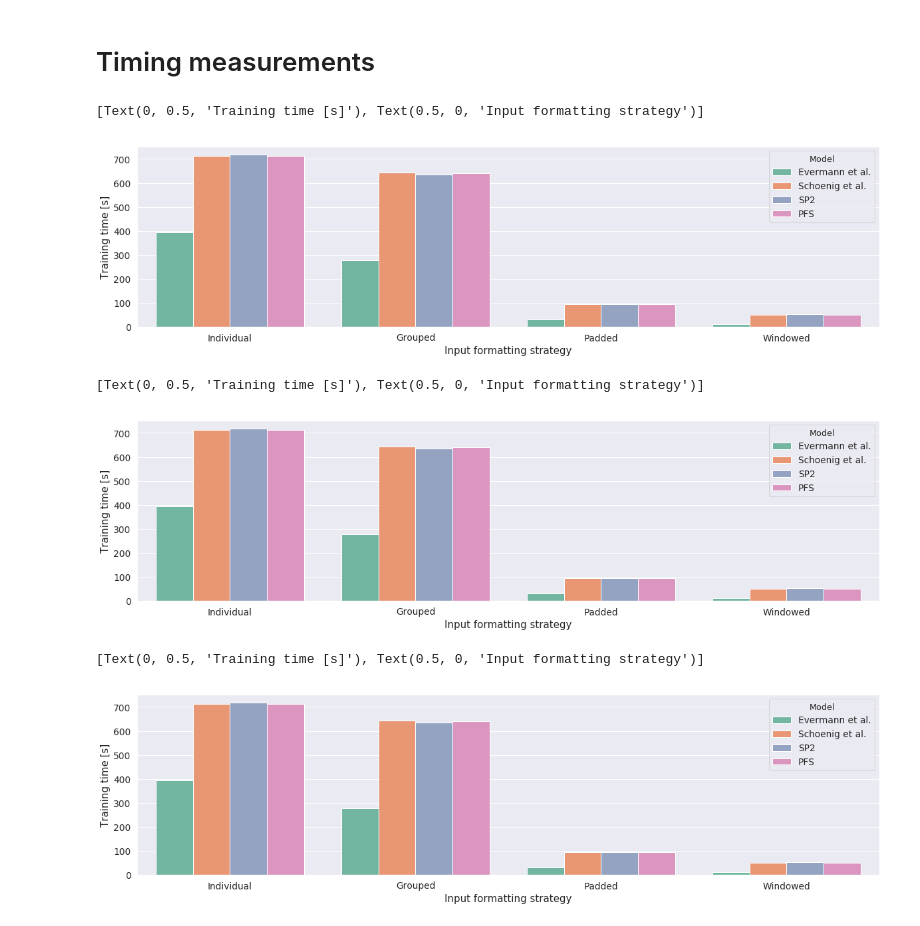
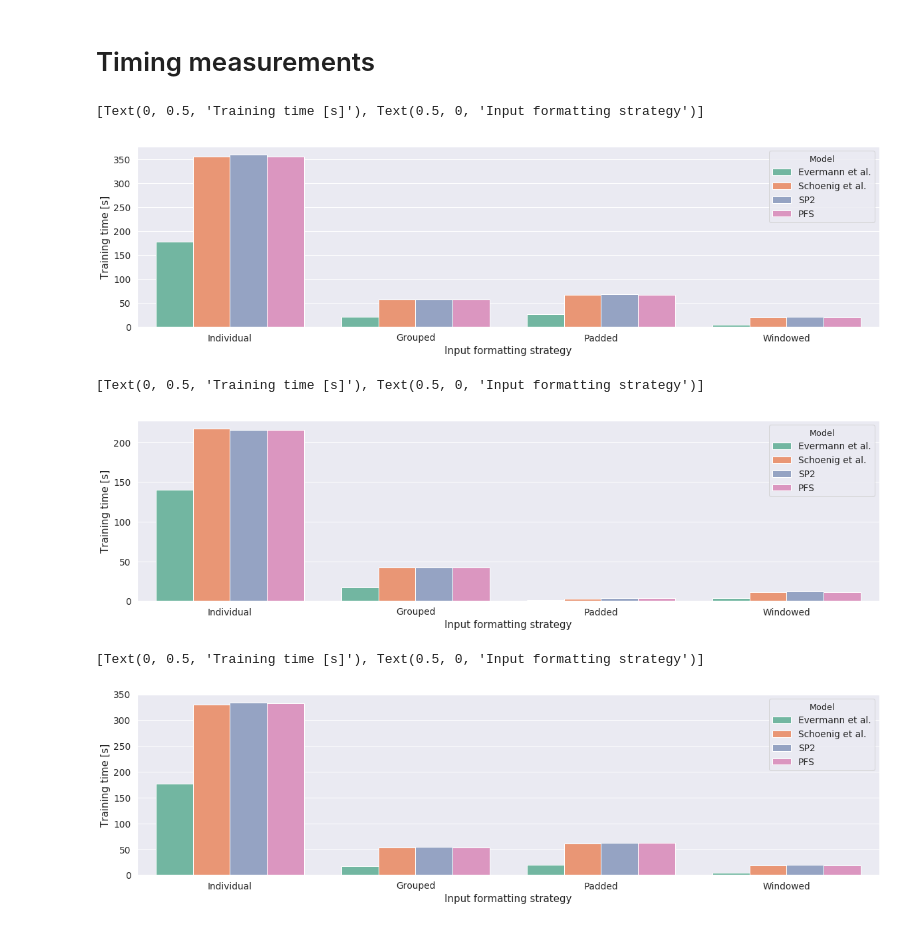
Before and after one commit to flxw/master-thesis, a Jupyter notebook: notebooks/Thesis figures.ipynb, the cells around one changed output. Cells and saved outputs as stored; diff of their text form; code cells hidden in the pictures.

```diff
--- a/notebooks/Thesis figures.ipynb
+++ b/notebooks/Thesis figures.ipynb
@@ -17,7 +25,7 @@ train_traces_categorical2017 = utils.load_trace_dataset('../logs/bpic2017', 'cat
 # %%
 current_palette = sns.color_palette("Set2")
 
-sns.set(rc={'figure.figsize':(20,5)})
+sns.set(rc={'figure.figsize':(20,7.5)})
 sns.set(style="whitegrid")
 sns.set(font_scale=1.25)
 
@@ -69,11 +156,13 @@ def fill_timing_df(dataset_name):
 
     return df
 
-bpic2011_times_df = fill_timing_df('bpic2011_non_stratified')
-bpic2012_times_df = fill_timing_df('bpic2012')
-bpic2017_times_df = fill_timing_df('bpic2017')
+bpic2015_5_times_df = fill_timing_df('bpic2015_5')
+bpic2015_4_times_df = fill_timing_df('bpic2015_4')
+bpic2015_3_times_df = fill_timing_df('bpic2015_3')
+bpic2015_2_times_df = fill_timing_df('bpic2015_2')
+bpic2015_1_times_df = fill_timing_df('bpic2015_1')
 # %%
-plotax = sns.barplot(data=bpic2011_times_df,
+plotax = sns.barplot(data=bpic2015_5_times_df,
                      x="Format",
                      y="Time",
                      hue="Model",
@@ -81,19 +170,19 @@ plotax = sns.barplot(data=bpic2011_times_df,
 plotax.set(xlabel='Input formatting strategy', ylabel='Training time [s]')
 # %% [output]
 [Text(0, 0.5, 'Training time [s]'), Text(0.5, 0, 'Input formatting strategy')]
-[figure, old version]
+[figure, new version]
 # %%
-plotax = sns.barplot(data=bpic2012_times_df,
+plotax = sns.barplot(data=bpic2015_4_times_df,
                      x="Format",
                      y="Time",
                      hue="Model",
                      palette=current_palette)
 plotax.set(xlabel='Input formatting strategy', ylabel='Training time [s]')
 # %% [output]
 [Text(0, 0.5, 'Training time [s]'), Text(0.5, 0, 'Input formatting strategy')]
-[figure, old version]
+[figure, new version]
 # %%
-plotax = sns.barplot(data=bpic2017_times_df,
+plotax = sns.barplot(data=bpic2015_3_times_df,
                      x="Format",
                      y="Time",
                      hue="Model",
@@ -101,4 +190,4 @@ plotax = sns.barplot(data=bpic2017_times_df,
 plotax.set(xlabel='Input formatting strategy', ylabel='Training time [s]')
 # %% [output]
 [Text(0, 0.5, 'Training time [s]'), Text(0.5, 0, 'Input formatting strategy')]
-[figure, old version]
+[figure, new version]
```
Also changed, not shown: parts of 19 cells of this notebook.
